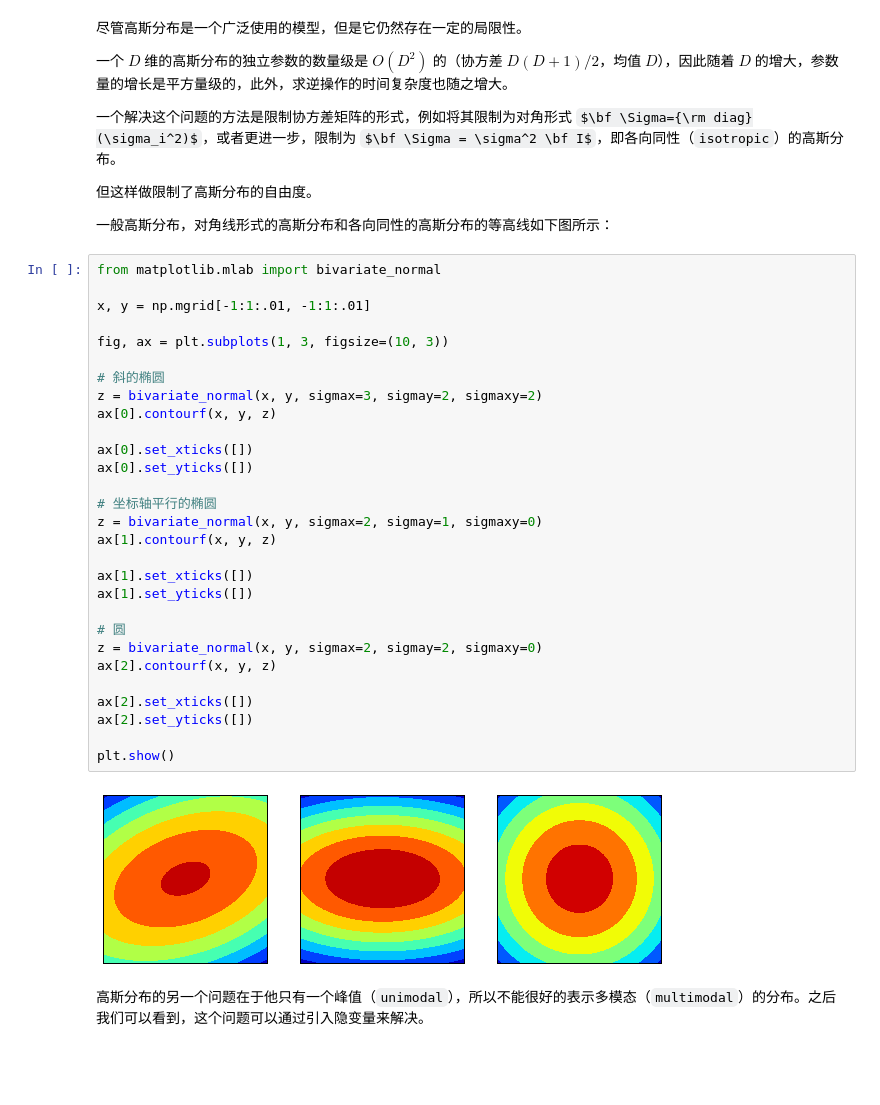
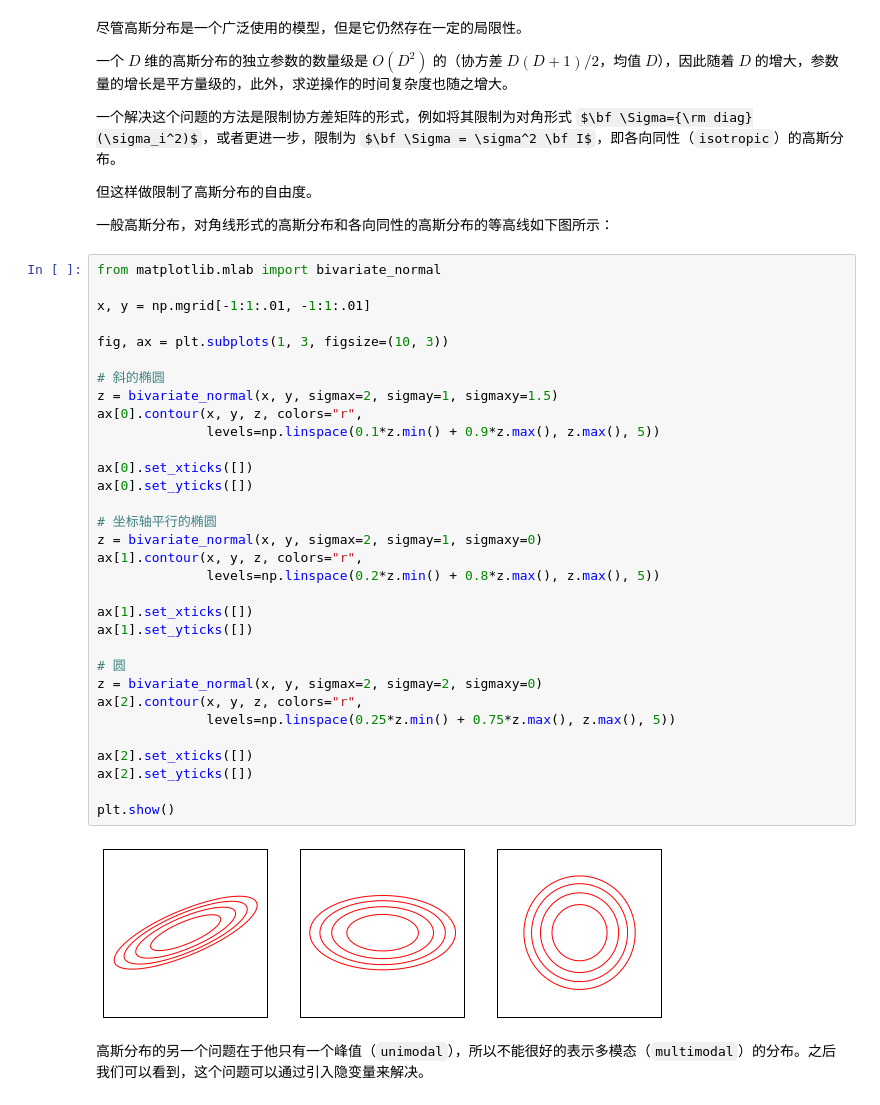
Before and after one commit to wanghaisheng/notes-machine-learning, a Jupyter notebook: Pattern-Recognition-and-Machine-Learning/Chap-02-Probability-Distributions/02-03-The-Gaussian-Distribution.ipynb, the cells around one changed output. Cells and saved outputs as stored; diff of their text form; some formulas as TeX source; blank space fills up the shorter version.

```diff
--- a/Pattern-Recognition-and-Machine-Learning/Chap-02-Probability-Distributions/02-03-The-Gaussian-Distribution.ipynb
+++ b/Pattern-Recognition-and-Machine-Learning/Chap-02-Probability-Distributions/02-03-The-Gaussian-Distribution.ipynb
@@ -275,34 +275,37 @@ $$
 # %%
 from matplotlib.mlab import bivariate_normal
 
 x, y = np.mgrid[-1:1:.01, -1:1:.01]
 
 fig, ax = plt.subplots(1, 3, figsize=(10, 3))
 
 # 斜的椭圆
-z = bivariate_normal(x, y, sigmax=3, sigmay=2, sigmaxy=2)
-ax[0].contourf(x, y, z)
+z = bivariate_normal(x, y, sigmax=2, sigmay=1, sigmaxy=1.5)
+ax[0].contour(x, y, z, colors="r",
+              levels=np.linspace(0.1*z.min() + 0.9*z.max(), z.max(), 5))
 
 ax[0].set_xticks([])
 ax[0].set_yticks([])
 
 # 坐标轴平行的椭圆
 z = bivariate_normal(x, y, sigmax=2, sigmay=1, sigmaxy=0)
-ax[1].contourf(x, y, z)
+ax[1].contour(x, y, z, colors="r",
+              levels=np.linspace(0.2*z.min() + 0.8*z.max(), z.max(), 5))
 
 ax[1].set_xticks([])
 ax[1].set_yticks([])
 
 # 圆
 z = bivariate_normal(x, y, sigmax=2, sigmay=2, sigmaxy=0)
-ax[2].contourf(x, y, z)
+ax[2].contour(x, y, z, colors="r",
+              levels=np.linspace(0.25*z.min() + 0.75*z.max(), z.max(), 5))
 
 ax[2].set_xticks([])
 ax[2].set_yticks([])
 
 plt.show()
 # %% [output]
-[figure, old version]
+[figure, new version]
 # %% [markdown]
 高斯分布的另一个问题在于他只有一个峰值（`unimodal`），所以不能很好的表示多模态（`multimodal`）的分布。之后我们可以看到，这个问题可以通过引入隐变量来解决。
 # %% [markdown]
```
Also changed, not shown: parts of 10 cells of this notebook, 2 other files.
